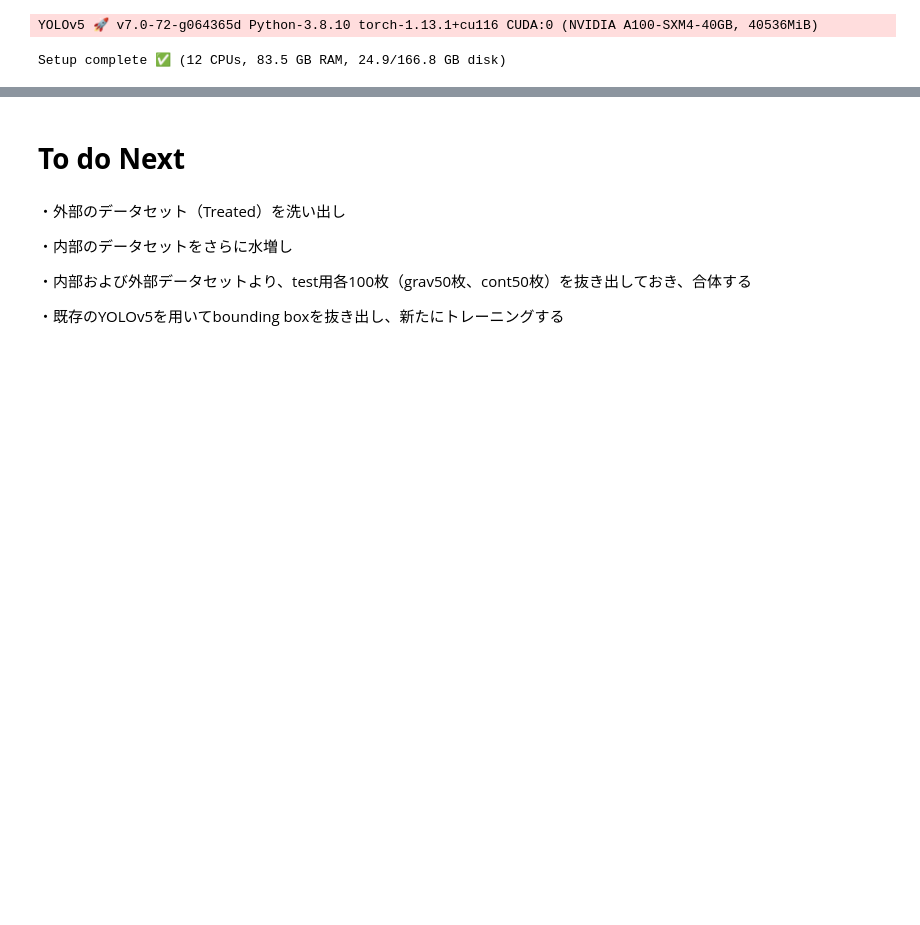
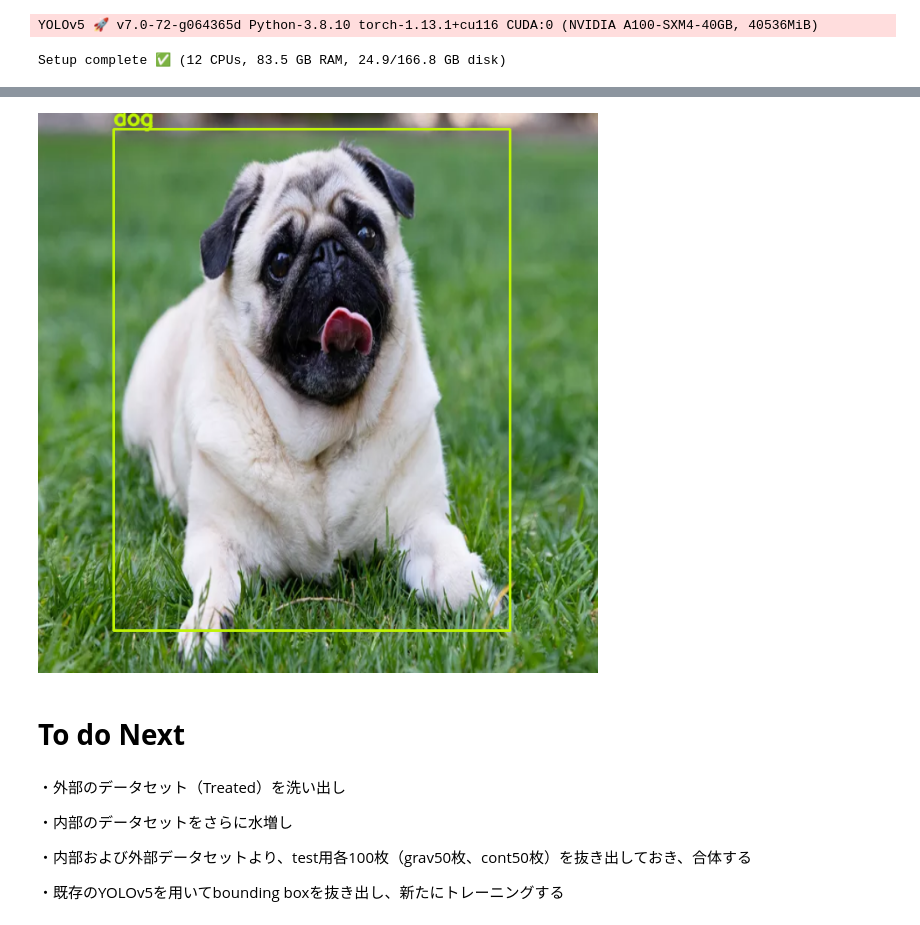
Before and after one commit to ykitaguchi77/GO_AI_project, a Jupyter notebook: Train_Super_extend_dataset_iFish_YOLOv5.ipynb, the cells around one changed output, grey strips where cells are left out. Saved outputs shown, nothing was run; the diff lists cells and outputs as text; code cells hidden in the pictures; blank space fills up the shorter version.

```diff
--- a/Train_Super_extend_dataset_iFish_YOLOv5.ipynb
+++ b/Train_Super_extend_dataset_iFish_YOLOv5.ipynb
@@ -740,0 +856,72 @@ df.to_csv(csv_2,  index=False)
+# %%
+import warnings
+warnings.filterwarnings('ignore')
+warnings.simplefilter('ignore')
+import torch
+import cv2
+import numpy as np
+import requests
+import torchvision.transforms as transforms
+from pytorch_grad_cam import EigenCAM
+from pytorch_grad_cam.utils.image import show_cam_on_image, scale_cam_image
+from PIL import Image
+
+COLORS = np.random.uniform(0, 255, size=(80, 3))
+
+def parse_detections(results):
+    detections = results.pandas().xyxy[0]
+    detections = detections.to_dict()
+    boxes, colors, names = [], [], []
+
+    for i in range(len(detections["xmin"])):
+        confidence = detections["confidence"][i]
+        if confidence < 0.2:
+            continue
+        xmin = int(detections["xmin"][i])
+        ymin = int(detections["ymin"][i])
+        xmax = int(detections["xmax"][i])
+        ymax = int(detections["ymax"][i])
+        name = detections["name"][i]
+        category = int(detections["class"][i])
+        color = COLORS[category]
+
+        boxes.append((xmin, ymin, xmax, ymax))
+        colors.append(color)
+        names.append(name)
+    return boxes, colors, names
+
+
+def draw_detections(boxes, colors, names, img):
+    for box, color, name in zip(boxes, colors, names):
+        xmin, ymin, xmax, ymax = box
+        cv2.rectangle(
+            img,
+            (xmin, ymin),
+            (xmax, ymax),
+            color,
+            2)
+
+        cv2.putText(img, name, (xmin, ymin - 5),
+                    cv2.FONT_HERSHEY_SIMPLEX, 0.8, color, 2,
+                    lineType=cv2.LINE_AA)
+    return img
+
+
+image_url = "https://www.thesprucepets.com/thmb/3ABKoAPm0Hu4PcWsDH1giawq7ck=/750x0/filters:no_upscale():max_bytes(150000):strip_icc():format(webp)/chinese-dog-breeds-4797219-hero-2a1e9c5ed2c54d00aef75b05c5db399c.jpg"
+img = np.array(Image.open(requests.get(image_url, stream=True).raw))
+img = cv2.resize(img, (640, 640))
+rgb_img = img.copy()
+img = np.float32(img) / 255
+transform = transforms.ToTensor()
+tensor = transform(img).unsqueeze(0)
+
+model = torch.hub.load('ultralytics/yolov5', 'yolov5s', pretrained=True)
+model.eval()
+model.cpu()
+target_layers = [model.model.model.model[-2]]
+
+results = model([rgb_img])
+boxes, colors, names = parse_detections(results)
+detections = draw_detections(boxes, colors, names, rgb_img.copy())
+Image.fromarray(detections)
+# %% [output]
@@ -741,3 +945,4 @@ df.to_csv(csv_2,  index=False)
+[figure, added]
 # %% [markdown]
 # **To do Next**
 # %% [markdown]
```
Also changed, not shown: parts of 13 cells of this notebook.
